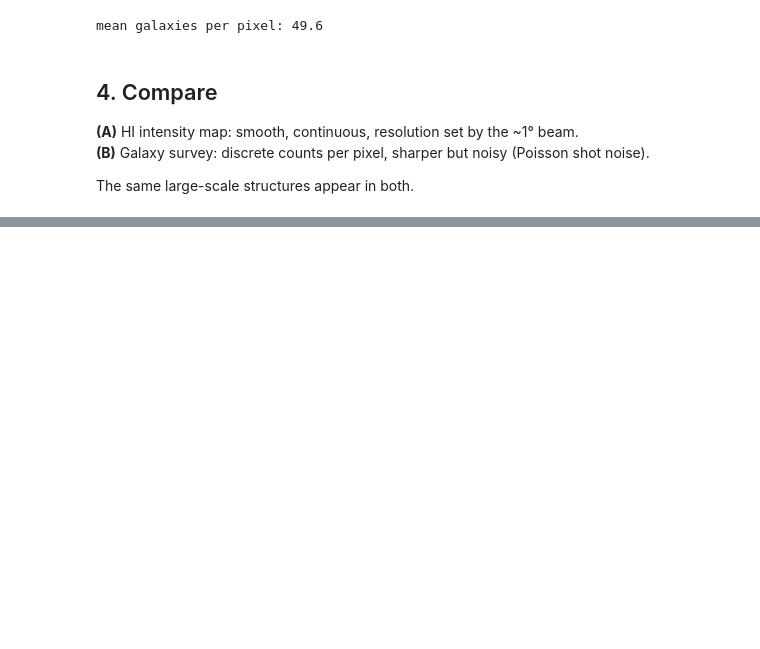
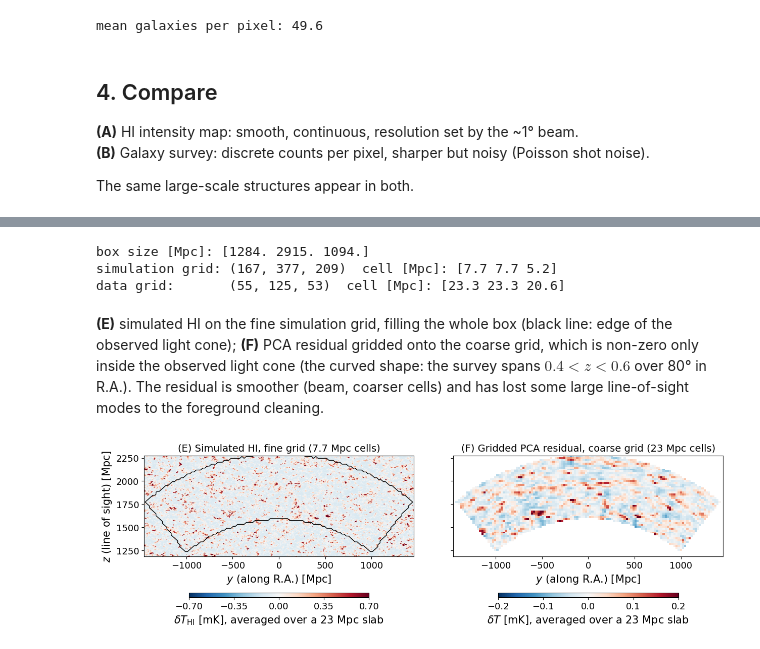
Before and after one commit to zhaotingchen/meer21cm-workshop, a Jupyter notebook: hi_vs_galaxy_survey.ipynb, the cells around one changed output, grey strips where cells are left out. Drawn from its saved outputs; the diff is of its cells as text; code cells hidden in the pictures; blank space fills up the shorter version.

```diff
--- a/hi_vs_galaxy_survey.ipynb
+++ b/hi_vs_galaxy_survey.ipynb
@@ -128,0 +233,53 @@ plt.show()
+# %%
+# keep the high-resolution simulated HI field (no beam, no foregrounds) before changing the grid
+hi_field_hr = mock.mock_tracer_field_1.copy()  # (nx, ny, nz) in K
+cell_hr = mock.box_len / mock.box_ndim          # cell size [Mpc]
+
+mock.data = res_cube                 # PCA-cleaned map cube to be gridded
+mock.downres_factor_transverse = 1.5 # grid cell = 1.5 x pixel size, transverse
+mock.downres_factor_radial = 2.0     # grid cell = 2 x channel width, along the line of sight
+res_field, _, res_counts = mock.grid_data_to_field()  # gridded field [K], weights, map voxels per cell
+cell_lr = mock.box_len / mock.box_ndim
+
+print("box size [Mpc]:", np.round(mock.box_len))
+print("simulation grid:", hi_field_hr.shape, " cell [Mpc]:", np.round(cell_hr, 1))
+print("data grid:      ", res_field.shape, " cell [Mpc]:", np.round(cell_lr, 1))
+# %% [output]
+box size [Mpc]: [1284. 2915. 1094.]
+simulation grid: (167, 377, 209)  cell [Mpc]: [7.7 7.7 5.2]
+data grid:       (55, 125, 53)  cell [Mpc]: [23.3 23.3 20.6]
+# %% [markdown]
+**(E)** simulated HI on the fine simulation grid, filling the whole box (black line: edge of the observed light cone); **(F)** PCA residual gridded onto the coarse grid, which is non-zero only inside the observed light cone (the curved shape: the survey spans $0.4<z<0.6$ over 80° in R.A.). The residual is smoother (beam, coarser cells) and has lost some large line-of-sight modes to the foreground cleaning.
+# %%
+# slab: the coarse cell containing the box centre along x, and the fine cells inside it
+i_lr = int(mock.box_len[0] / 2 // cell_lr[0])
+x_lo, x_hi = i_lr * cell_lr[0], (i_lr + 1) * cell_lr[0]
+x_hr = (np.arange(hi_field_hr.shape[0]) + 0.5) * cell_hr[0]
+slab_hr = hi_field_hr[(x_hr >= x_lo) & (x_hr < x_hi)].mean(axis=0) * 1e3   # (ny, nz) [mK]
+slab_lr = np.where(res_counts[i_lr] > 0, res_field[i_lr], np.nan) * 1e3  # empty cells -> NaN
+
+# axes in Mpc: y centred on the patch, z = distance from the observer along the central line of sight
+y0, z0 = mock.box_origin[1], mock.box_origin[2]
+extent = [y0, y0 + mock.box_len[1], z0, z0 + mock.box_len[2]]
+
+fig, axes = plt.subplots(1, 2, figsize=(13, 3.6), sharey=True, constrained_layout=True)
+for ax, slab, title, label in [
+    (axes[0], slab_hr, f"(E) Simulated HI, fine grid ({cell_hr[1]:.1f} Mpc cells)", r"$\delta T_{\rm HI}$ [mK]"),
+    (axes[1], slab_lr, f"(F) Gridded PCA residual, coarse grid ({cell_lr[1]:.0f} Mpc cells)", r"$\delta T$ [mK]"),
+]:
+    lim = float(f"{np.nanpercentile(np.abs(slab), 99):.1g}")  # symmetric colour scale per panel
+    im = ax.imshow(slab.T,          # transpose so that y is horizontal and z vertical
+                   origin="lower",  # z increases upwards (away from the observer)
+                   extent=extent,   # axis ranges in Mpc
+                   cmap="RdBu_r", vmin=-lim, vmax=lim)
+    ax.set_title(title)
+    ax.set_xlabel(r"$y$ (along R.A.) [Mpc]")
+    fig.colorbar(im, ax=ax, orientation="horizontal", shrink=0.6, aspect=40, ticks=np.linspace(-lim, lim, 5),
+                 label=label + f", averaged over a {x_hi - x_lo:.0f} Mpc slab")
+axes[0].set_ylabel(r"$z$ (line of sight) [Mpc]")
+# outline of the observed light cone on the simulation box
+axes[0].contour(res_counts[i_lr].T > 0, levels=[0.5], colors="k", linewidths=1, extent=extent)
+# plt.savefig("gridding_comparison.png", dpi=200, bbox_inches="tight")
+plt.show()
+# %% [output]
+[figure, added]
```
Also changed, not shown: parts of 26 cells of this notebook, 2 other files.
